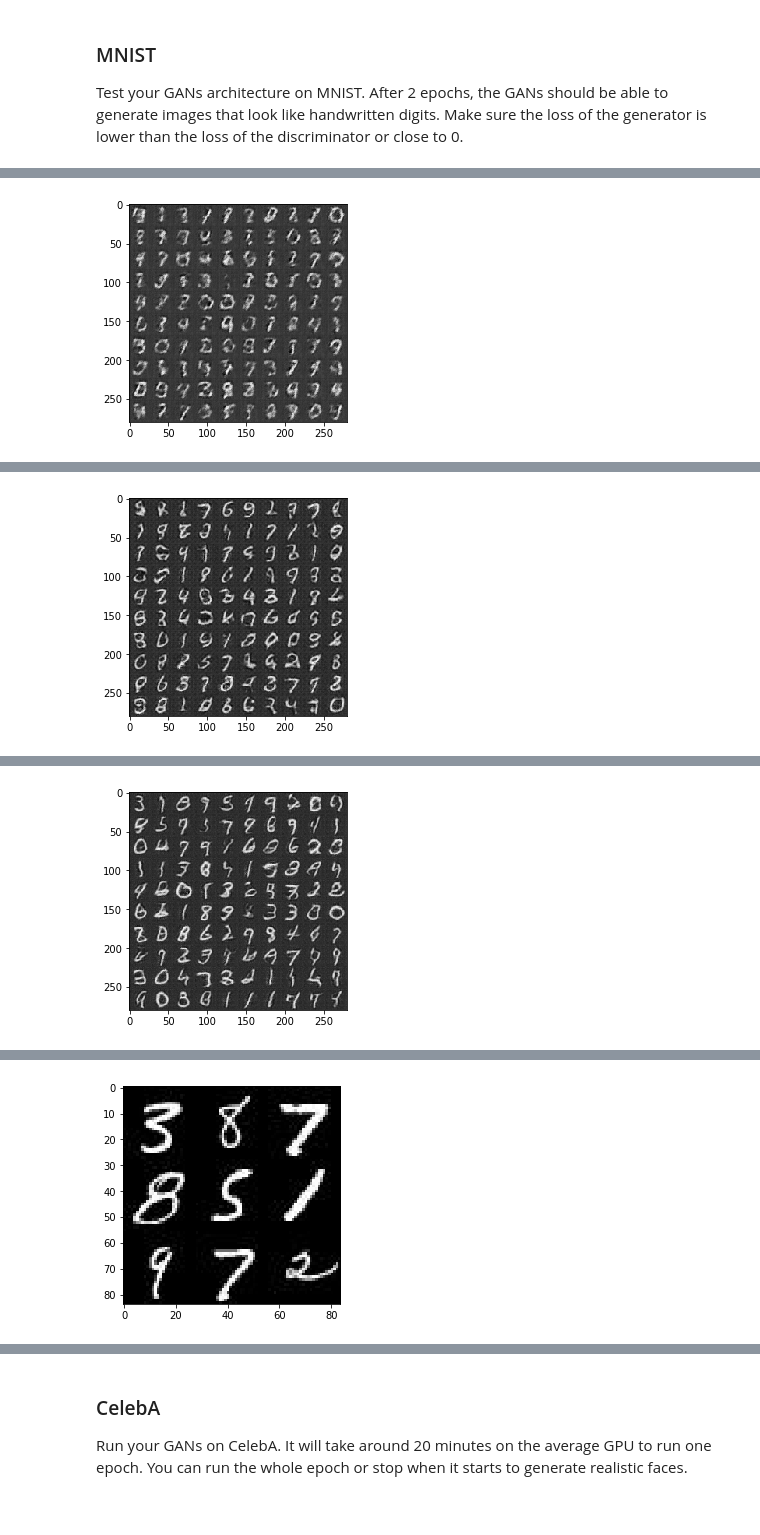
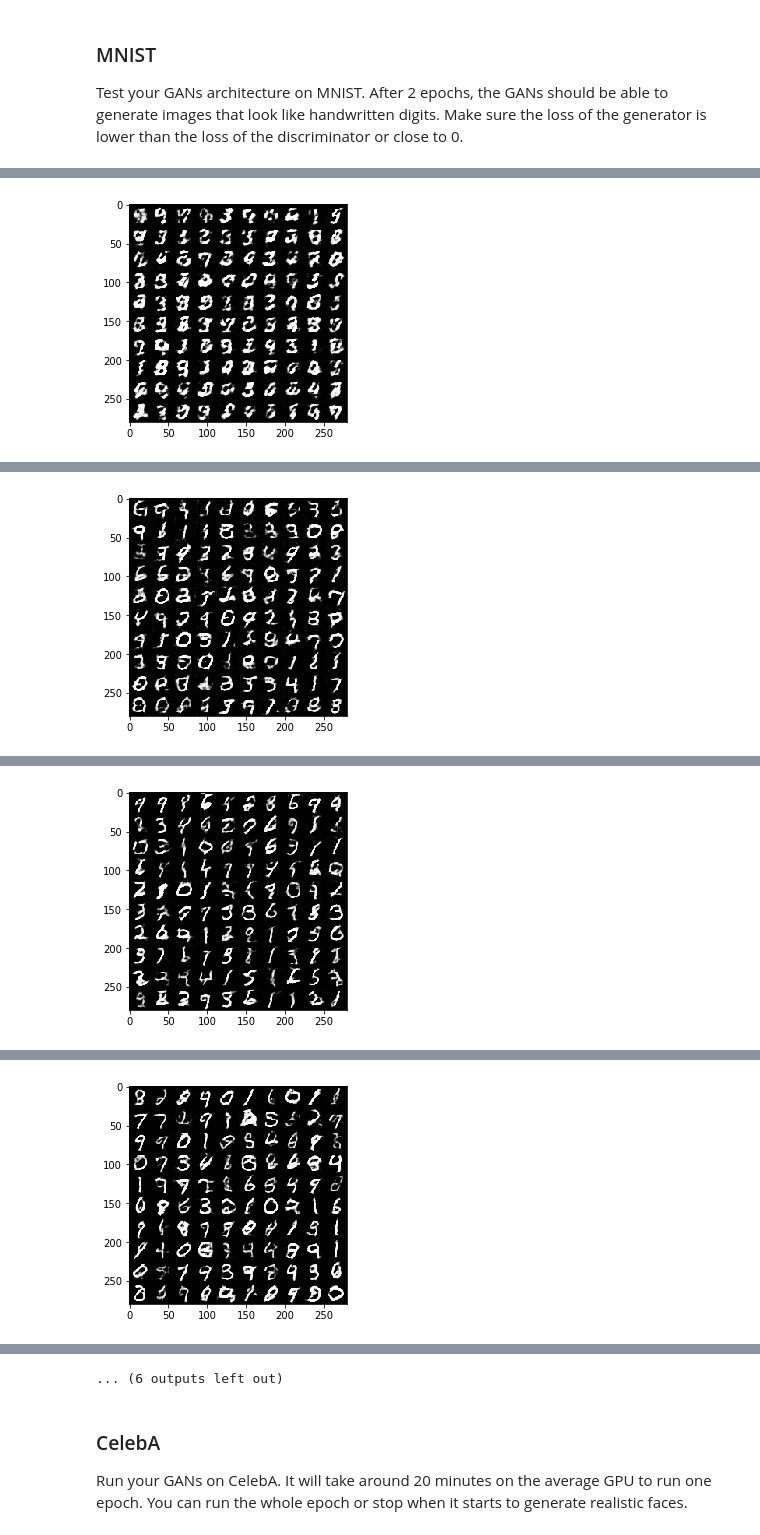
Before and after one commit to bat-cha/deep-learning, a Jupyter notebook: face_generation/dlnd_face_generation.ipynb, the cells around one changed output, grey strips where cells are left out. Drawn from its saved outputs; the diff is of its cells as text; code cells hidden in the pictures.

```diff
--- a/face_generation/dlnd_face_generation.ipynb
+++ b/face_generation/dlnd_face_generation.ipynb
@@ -370,16 +371,19 @@ def train(epoch_count, batch_size, z_dim, learning_rate, beta1, get_batches, dat
         for epoch_i in range(epoch_count):
             for batch_images in get_batches(batch_size):
                 steps += 1
+                # tricky one, thanks reviewer for this !
+                # multiplying by 2 to get the input from [-0.5, 0.5] to [-1, 1] for our tanh in generator
+                batch_real = batch_images * 2
                 batch_z = np.random.uniform(-1, 1, size=(batch_size, z_dim))
 
                 # ratio of 2 generator runs for 1 discriminator run
-                _ = sess.run(d_train_opt, feed_dict={input_real: batch_images, input_z: batch_z, learn_rate:learning_rate})
-                _ = sess.run(g_train_opt, feed_dict={input_z: batch_z, input_real: batch_images, learn_rate:learning_rate})
-                _ = sess.run(g_train_opt, feed_dict={input_z: batch_z, input_real: batch_images, learn_rate:learning_rate})
+                _ = sess.run(d_train_opt, feed_dict={input_real: batch_real, input_z: batch_z, learn_rate:learning_rate})
+                _ = sess.run(g_train_opt, feed_dict={input_z: batch_z, input_real: batch_real, learn_rate:learning_rate})
+                _ = sess.run(g_train_opt, feed_dict={input_z: batch_z, input_real: batch_real, learn_rate:learning_rate})
 
                 # print section
                 if steps % print_every == 0:
-                    train_loss_d = d_loss.eval({input_z: batch_z, input_real: batch_images})
+                    train_loss_d = d_loss.eval({input_z: batch_z, input_real: batch_real})
                     train_loss_g = g_loss.eval({input_z: batch_z})
 
                     print("Epoch {}/{}...".format(epoch_i+1, epochs),
@@ -408,7 +412,7 @@ def train(epoch_count, batch_size, z_dim, learning_rate, beta1, get_batches, dat
 ### MNIST
 Test your GANs architecture on MNIST.  After 2 epochs, the GANs should be able to generate images that look like handwritten digits.  Make sure the loss of the generator is lower than the loss of the discriminator or close to 0.
 # %%
-batch_size = 32
+batch_size = 16
 z_dim = 150
 learning_rate = 0.0002
 beta1 = 0.5
@@ -432 +436 @@ Epoch 1/2... Discriminator Loss: 1.3798... Generator Loss: 0.9094
-[figure, old version]
+[figure, new version]
@@ -437 +441 @@ Epoch 2/2... Discriminator Loss: 1.3516... Generator Loss: 0.8361
-[figure, old version]
+[figure, new version]
@@ -442 +446 @@ Epoch 2/2... Discriminator Loss: 1.2855... Generator Loss: 0.8912
-[figure, old version]
+[figure, new version]
@@ -447 +451 @@ real
-[figure, old version]
+[figure, new version]
@@ -450,3 +462,4 @@ generated
+... (6 outputs left out)
 # %% [markdown]
 ### CelebA
 Run your GANs on CelebA.  It will take around 20 minutes on the average GPU to run one epoch.  You can run the whole epoch or stop when it starts to generate realistic faces.
```
Also changed, not shown: parts of 3 cells of this notebook.
